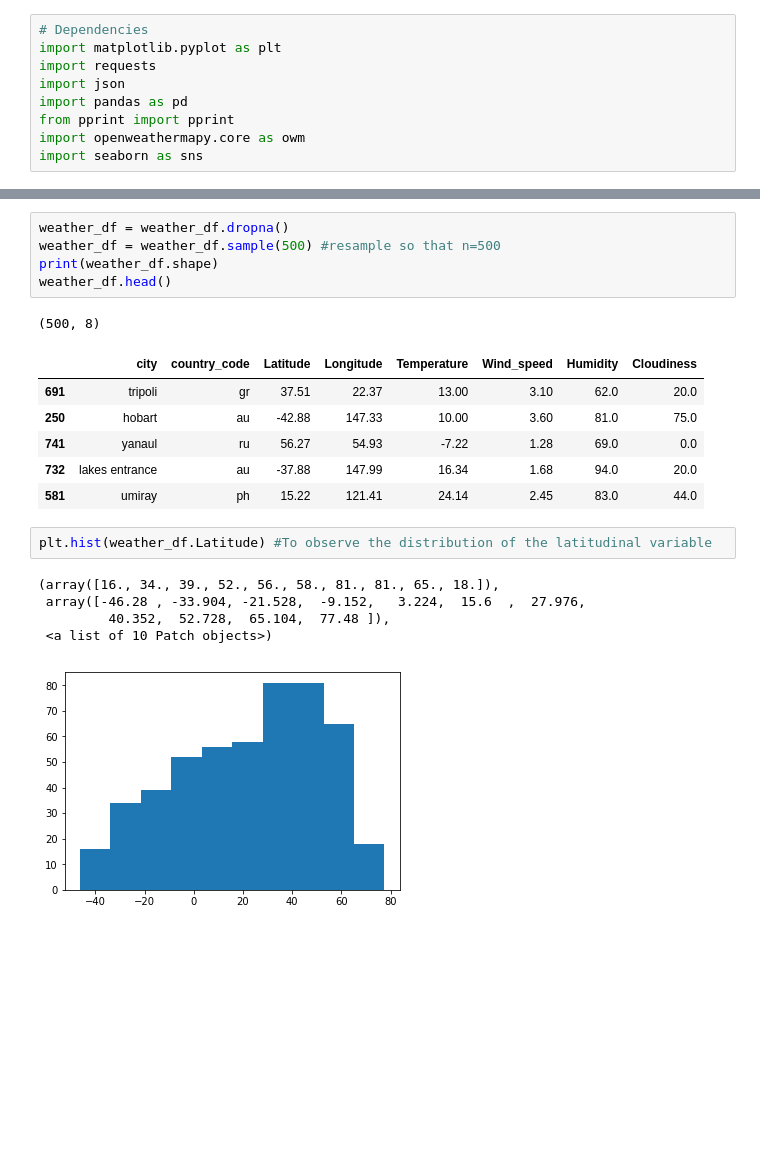
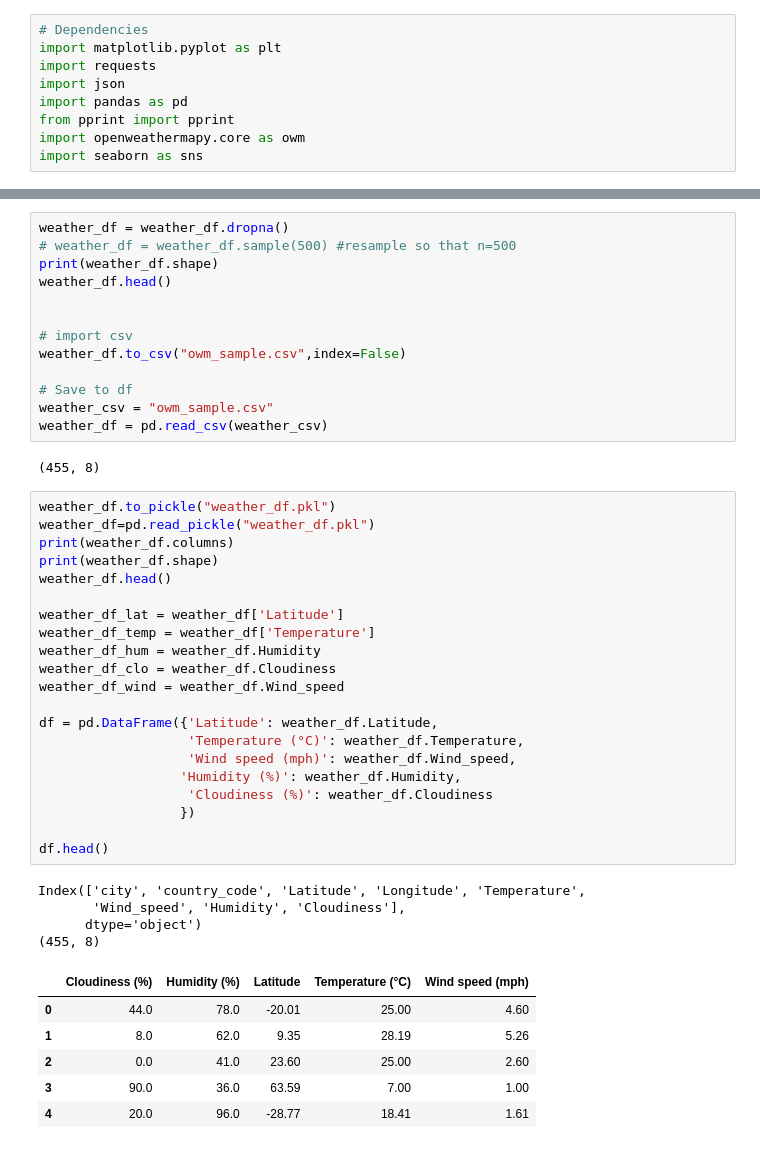
Before and after one commit to HP-Nunes/WeatherPy, a Jupyter notebook: WeatherPy_V2.ipynb, the cells around one changed output, grey strips where cells are left out. Saved outputs shown, nothing was run; the diff lists cells and outputs as text; blank space fills up the shorter version.

```diff
--- a/WeatherPy_V2.ipynb
+++ b/WeatherPy_V2.ipynb
@@ -131,21 +131,47 @@ http://api.openweathermap.org/data/2.5/weather?appid=9f87482612efa739e32c116922d
 # %%
 weather_df = weather_df.dropna()
-weather_df = weather_df.sample(500) #resample so that n=500
+# weather_df = weather_df.sample(500) #resample so that n=500
 print(weather_df.shape)
 weather_df.head()
+
+
+# import csv
+weather_df.to_csv("owm_sample.csv",index=False)
+
+# Save to df
+weather_csv = "owm_sample.csv"
+weather_df = pd.read_csv(weather_csv)
 # %% [output]
-(500, 8)
+(455, 8)
-|  | city | country_code | Latitude | Longitude | Temperature | Wind_speed | Humidity | Cloudiness |
-| 691 | tripoli | gr | 37.51 | 22.37 | 13.00 | 3.10 | 62.0 | 20.0 |
-| 250 | hobart | au | -42.88 | 147.33 | 10.00 | 3.60 | 81.0 | 75.0 |
-| 741 | yanaul | ru | 56.27 | 54.93 | -7.22 | 1.28 | 69.0 | 0.0 |
-| 732 | lakes entrance | au | -37.88 | 147.99 | 16.34 | 1.68 | 94.0 | 20.0 |
-| 581 | umiray | ph | 15.22 | 121.41 | 24.14 | 2.45 | 83.0 | 44.0 |
-# %%
-plt.hist(weather_df.Latitude) #To observe the distribution of the latitudinal variable
-# %% [output]
-(array([16., 34., 39., 52., 56., 58., 81., 81., 65., 18.]),
- array([-46.28 , -33.904, -21.528,  -9.152,   3.224,  15.6  ,  27.976,
-         40.352,  52.728,  65.104,  77.48 ]),
- <a list of 10 Patch objects>)
-[figure, removed]
+# %%
+weather_df.to_pickle("weather_df.pkl")
+weather_df=pd.read_pickle("weather_df.pkl")
+print(weather_df.columns)
+print(weather_df.shape)
+weather_df.head()
+
+weather_df_lat = weather_df['Latitude']
+weather_df_temp = weather_df['Temperature']
+weather_df_hum = weather_df.Humidity
+weather_df_clo = weather_df.Cloudiness
+weather_df_wind = weather_df.Wind_speed
+
+df = pd.DataFrame({'Latitude': weather_df.Latitude,
+                   'Temperature (°C)': weather_df.Temperature,
+                   'Wind speed (mph)': weather_df.Wind_speed,
+                  'Humidity (%)': weather_df.Humidity,
+                   'Cloudiness (%)': weather_df.Cloudiness
+                  })
+
+df.head()
+# %% [output]
+Index(['city', 'country_code', 'Latitude', 'Longitude', 'Temperature',
+       'Wind_speed', 'Humidity', 'Cloudiness'],
+      dtype='object')
+(455, 8)
+|  | Cloudiness (%) | Humidity (%) | Latitude | Temperature (°C) | Wind speed (mph) |
+| 0 | 44.0 | 78.0 | -20.01 | 25.00 | 4.60 |
+| 1 | 8.0 | 62.0 | 9.35 | 28.19 | 5.26 |
+| 2 | 0.0 | 41.0 | 23.60 | 25.00 | 2.60 |
+| 3 | 90.0 | 36.0 | 63.59 | 7.00 | 1.00 |
+| 4 | 20.0 | 96.0 | -28.77 | 18.41 | 1.61 |
```
Also changed, not shown: parts of 11 cells of this notebook, 5 other files.
